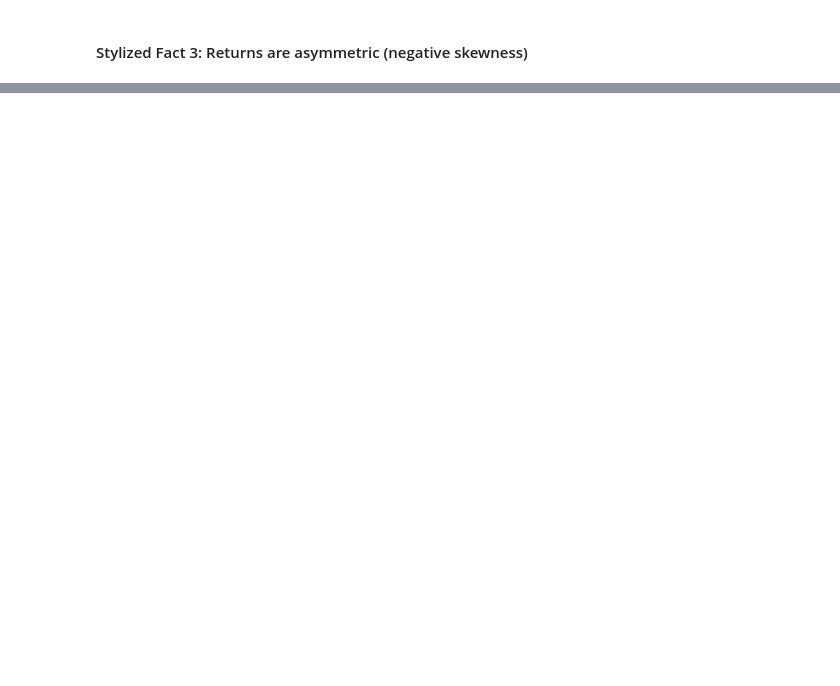
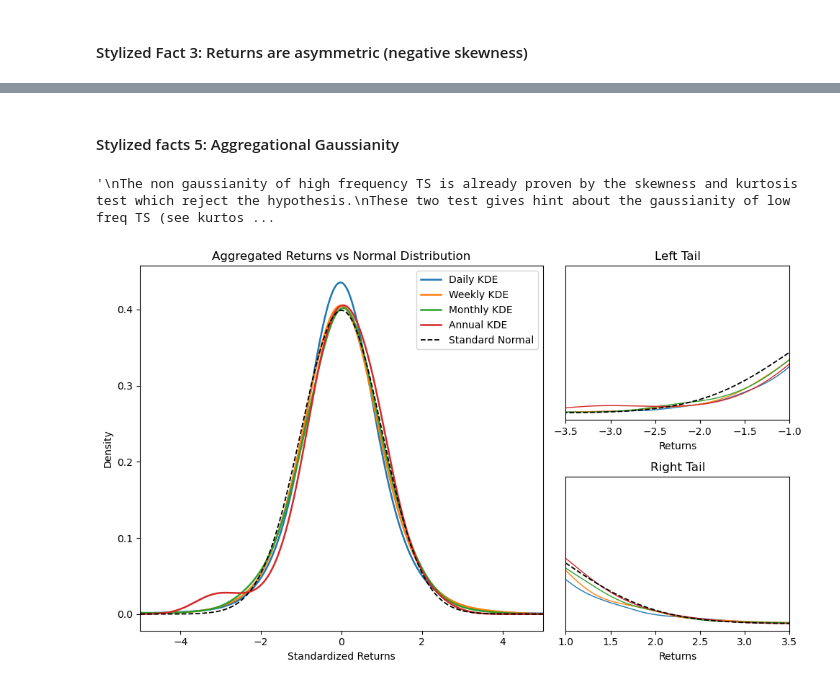
Before and after one commit to VitalityMigo/quant627_finec, a Jupyter notebook: notebook.ipynb, the cells around one changed output, grey strips where cells are left out. Drawn from its saved outputs; the diff is of its cells as text; code cells hidden in the pictures; blank space fills up the shorter version.

Commit message:
Add stylized facts 4 to 8

```diff
--- a/notebook.ipynb
+++ b/notebook.ipynb
@@ -496,0 +648,75 @@ Reject the null hypothesis, the returns skewness and/or tails are significantly
+# %% [markdown]
+#### Stylized facts 5: Aggregational Gaussianity
+# %%
+"""
+The non gaussianity of high frequency TS is already proven by the skewness and kurtosis test which reject the hypothesis.
+These two test gives hint about the gaussianity of low freq TS (see kurtosis, or skew).
+QQ plot also gives hint about this.
+"""
+# %% [output]
+'\nThe non gaussianity of high frequency TS is already proven by the skewness and kurtosis test which reject the hypothesis.\nThese two test gives hint about the gaussianity of low freq TS (see kurtos ...
+# %%
+# TEST 1: Trouver le bon plot:
+
+# Idée : les 3 KDE standardized vs standard normal, avec zoom partie gauche et droite pour voir la différence entre chaque
+# Faire une standardisation de chaque pour obtenir le bon cdf a la même échelle
+
+# Create a dictionnary of standardized time series
+rt_std = {
+    "Daily": (rt_daily - np.mean(rt_daily)) / np.std(rt_daily),
+    "Weekly": (rt_weekly - np.mean(rt_weekly)) / np.std(rt_weekly),
+    "Monthly": (rt_monthly - np.mean(rt_monthly)) / np.std(rt_monthly),
+    "Annual": (rt_yearly - np.mean(rt_yearly)) / np.std(rt_yearly)
+}
+
+# Support of X
+x = np.linspace(-5, 5, 1000)
+normal_pdf = norm.pdf(x)
+
+# Plot configuration
+fig = plt.figure(figsize=(10, 6))
+gs = fig.add_gridspec(2, 2, width_ratios=[1.8, 1], height_ratios=[1, 1])
+axs = [
+    fig.add_subplot(gs[:, 0]),   # grand plot à gauche
+    fig.add_subplot(gs[0, 1]),   # zoom sur left tail
+    fig.add_subplot(gs[1, 1])    # zoom sur right tail
+]
+
+# Define colors for visual clarity
+colors = {
+    "Daily": "#E74C3C",   # rouge vif
+    "Weekly": "#E67E22",  # orange
+    "Monthly": "#F1C40F", # jaune doré
+    "Annual": "#2ECC71"   # vert clair
+}
+
+# Global view of kernel vs normal
+for label, data in rt_std.items():
+    kde = gaussian_kde(data, bw_method=0.5)
+    axs[0].plot(x, kde(x), label=f'{label} KDE', lw=1.8)
+axs[0].plot(x, normal_pdf, color='black', linestyle='--', lw=1.3, label='Standard Normal')
+axs[0].set_title('Aggregated Returns vs Normal Distribution')
+axs[0].legend()
+axs[0].set_xlim(-5, 5)
+axs[0].set_xlabel('Standardized Returns')
+axs[0].set_ylabel('Density')
+
+# Zoom plot to better capture the spread
+zoom_ranges = [(-3.5, -1), (1, 3.5)]
+zoom_titles = ['Left Tail', 'Right Tail']
+
+for ax, (xlim, title) in zip(axs[1:], zip(zoom_ranges, zoom_titles)):
+    for label, data in rt_std.items():
+        kde = gaussian_kde(data)
+        ax.plot(x, kde(x), lw=1)
+    ax.plot(x, normal_pdf, color='black', linestyle='--', lw=1.3)
+    ax.set_xlim(*xlim)
+    ax.set_title(title)
+    ax.set_yticks([])
+    ax.set_xlabel('Returns')
+
+
+plt.tight_layout()
+plt.show()
+# %% [output]
+[figure, added]
```
Also changed, not shown: parts of 49 cells of this notebook.
